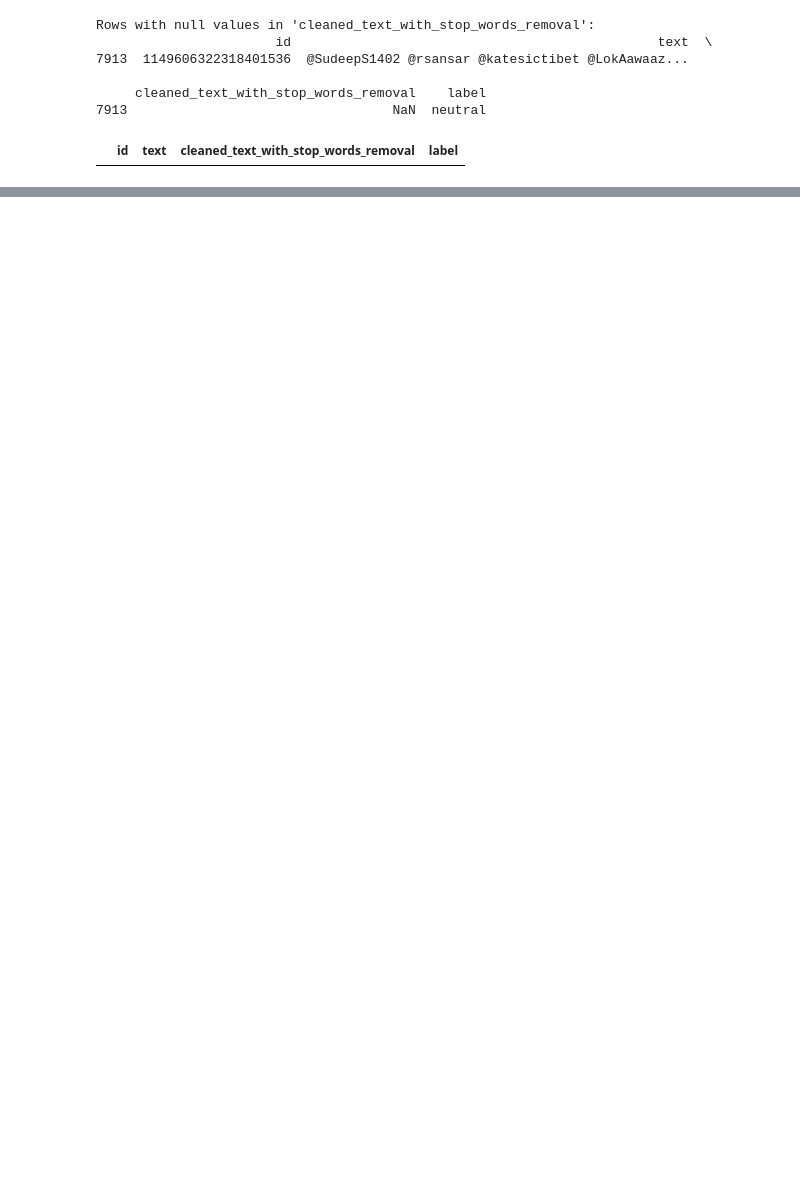
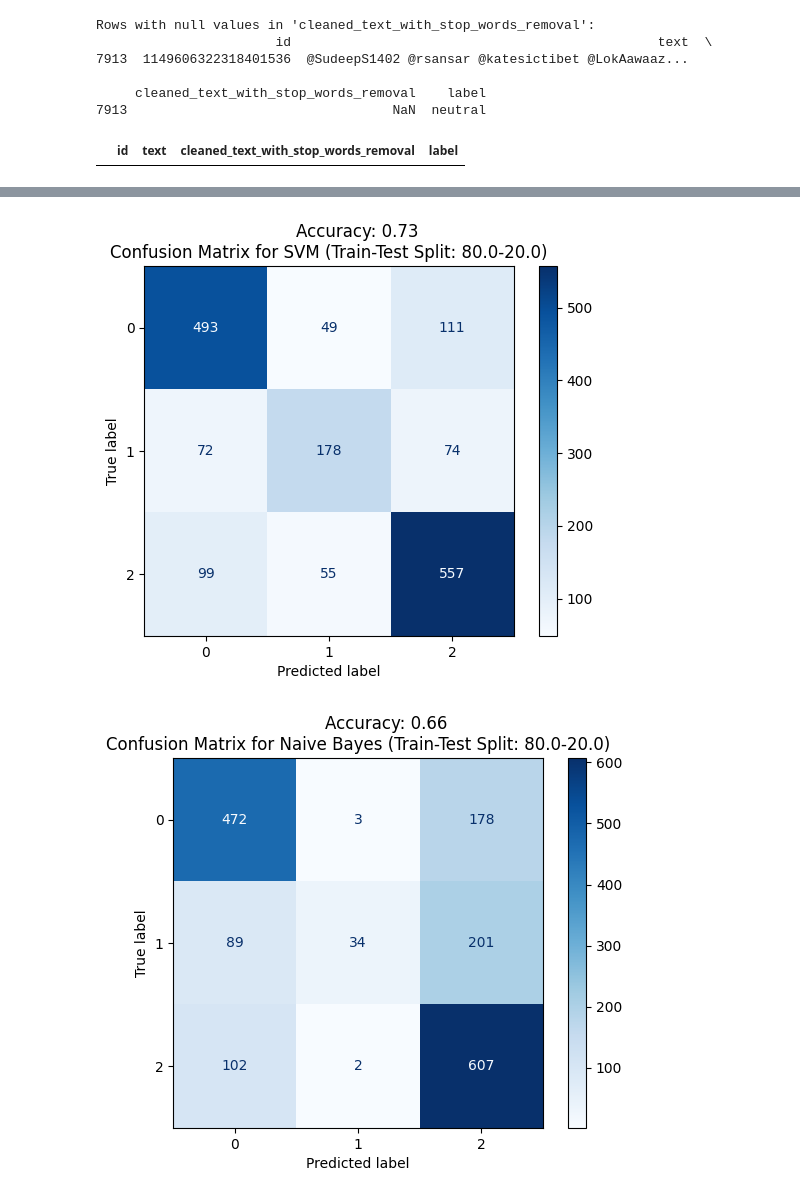
Before and after one commit to dsubedi164/sentiment_analysis, a Jupyter notebook: notebooks/trainTest.ipynb, the cells around one changed output, grey strips where cells are left out. Saved outputs shown, nothing was run; the diff lists cells and outputs as text; code cells hidden in the pictures; blank space fills up the shorter version.

```diff
--- a/notebooks/trainTest.ipynb
+++ b/notebooks/trainTest.ipynb
@@ -113,0 +140,38 @@ weighted avg       0.70      0.66      0.61      1688
+# %%
+def train_predict_plot(X_train, X_test, y_train, y_test, split):
+    # Train Naive Bayes model
+    nb_model = MultinomialNB()
+    nb_model.fit(X_train, y_train)
+    nb_predictions = nb_model.predict(X_test)
+    nb_conf_matrix = confusion_matrix(y_test, nb_predictions, labels=np.unique(y_test))
+    nb_accuracy = accuracy_score(y_test, nb_predictions)
+
+    # Train SVM model
+    svm_model = SVC(kernel='linear')
+    svm_model.fit(X_train, y_train)
+    svm_predictions = svm_model.predict(X_test)
+    svm_accuracy = accuracy_score(y_test, svm_predictions)
+    svm_conf_matrix = confusion_matrix(y_test, svm_predictions, labels=np.unique(y_test))
+    svm_accuracy = accuracy_score(y_test, svm_predictions)
+
+
+    # Plot confusion matrices
+    def plot_confusion_matrix(cm, model_name, accuracy,labels):
+        disp = ConfusionMatrixDisplay(confusion_matrix=cm, display_labels=labels)
+        disp.plot(cmap=plt.cm.Blues, values_format='d')
+        plt.title(f'Confusion Matrix for {model_name} (Train-Test Split: {split*100}-{(100-split*100)})')
+        plt.suptitle(f'Accuracy: {accuracy:.2f}', fontsize=12, y=0.97)
+        # plt.text(0.5, -0.1, f'Accuracy: {accuracy:.2f}', ha='center', va='center', fontsize=12, bbox=dict(facecolor='white', alpha=0.5, edgecolor='none'))
+        plt.savefig(f'../reports/confusion_matrix_{model_name}_{split*100}_{100-split*100}.png', bbox_inches='tight')
+        plt.show()
+
+    plot_confusion_matrix(svm_conf_matrix, f'SVM',svm_accuracy, np.unique(y_test))
+    plot_confusion_matrix(nb_conf_matrix, f'Naive Bayes',nb_accuracy, np.unique(y_test))
+# %%
+splits = [0.8, 0.7, 0.6, 0.5]
+for split in splits:
+    X_train, X_test, y_train, y_test = train_test_split(X_labeled, y_labeled, test_size=(1-split),stratify= y_labeled, random_state=42)
+    train_predict_plot(X_train, X_test, y_train, y_test, split)
+# %% [output]
+[figure, added]
+[figure, added]
```
Also changed, not shown: parts of 5 cells of this notebook, 10 other files.
